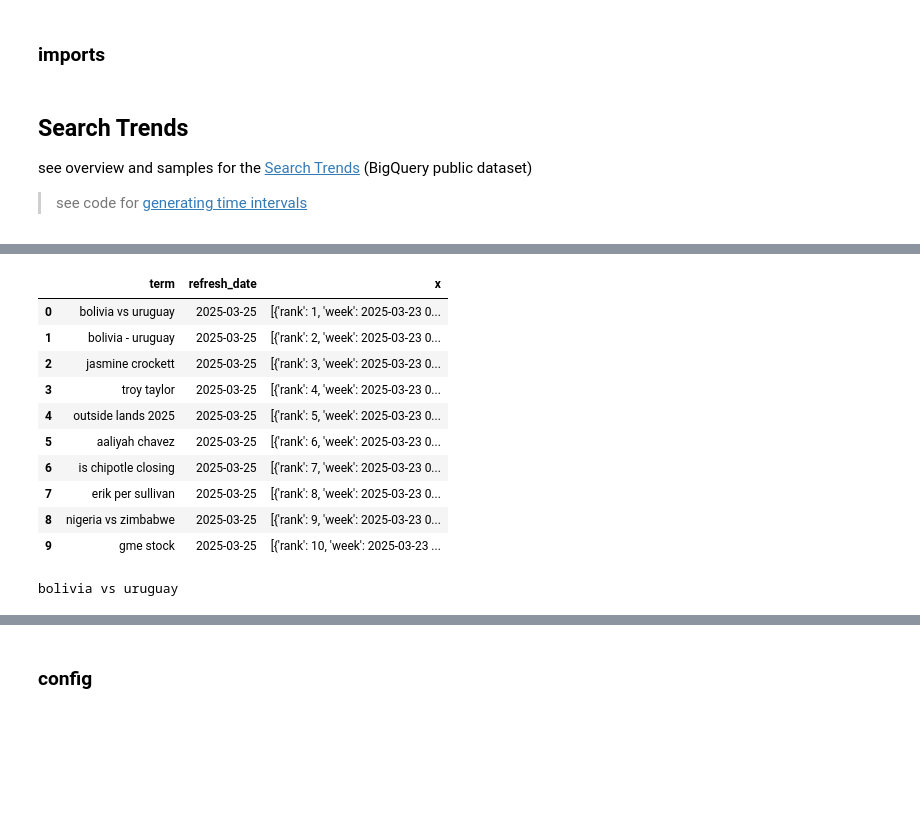
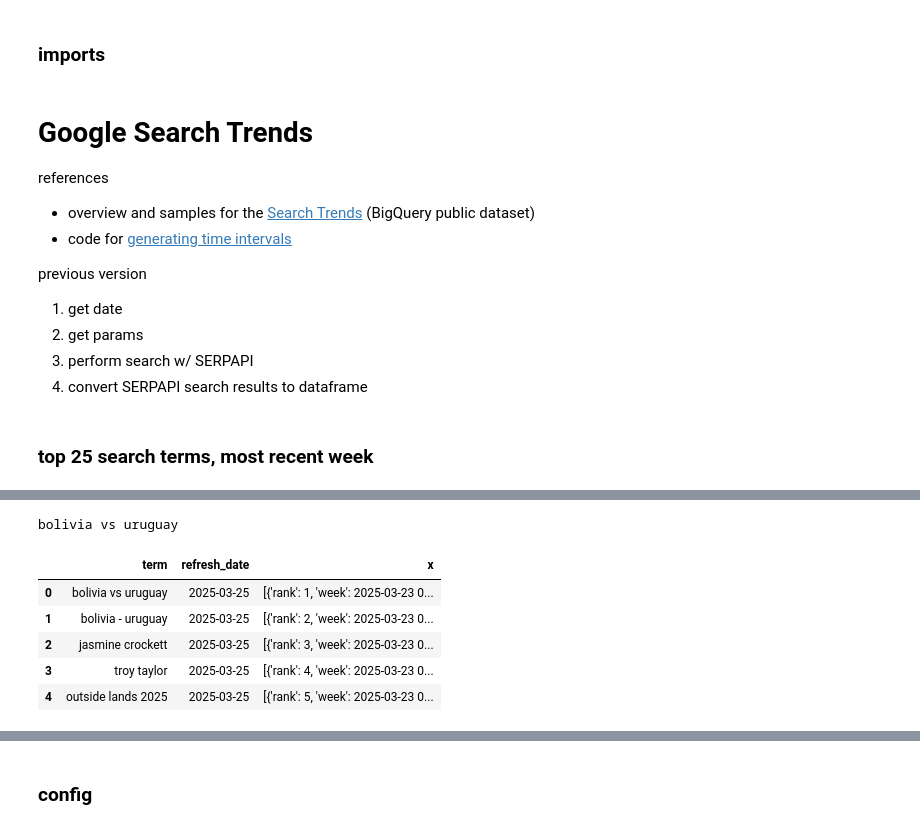
Before and after one commit to tottenjordan/zghost, a Jupyter notebook: notebooks/hello_search_trends.ipynb, the cells around one changed output, grey strips where cells are left out. Cells and saved outputs as stored; diff of their text form; code cells hidden in the pictures; blank space fills up the shorter version.

```diff
--- a/notebooks/hello_search_trends.ipynb
+++ b/notebooks/hello_search_trends.ipynb
@@ -36,6 +54,12 @@ bq = bigquery.Client(project = PROJECT_ID)
 # %% [markdown]
-## Search Trends
+# Google Search Trends
 
-see overview and samples for the [Search Trends](https://pantheon.corp.google.com/marketplace/product/bigquery-public-datasets/google-search-trends?_ga=2.261190030.2019434361.1656948847-1975246695.1656948843&e=13802955&mods=-ai_platform_fake_service,-ai_platform_staging_service&inv=1&invt=AbtEjw&project=hybrid-vertex) (BigQuery public dataset)
+references
+* overview and samples for the [Search Trends](https://pantheon.corp.google.com/marketplace/product/bigquery-public-datasets/google-search-trends?_ga=2.261190030.2019434361.1656948847-1975246695.1656948843&e=13802955&mods=-ai_platform_fake_service,-ai_platform_staging_service&inv=1&invt=AbtEjw&project=hybrid-vertex) (BigQuery public dataset)
+* code for [generating time intervals](https://source.corp.google.com/piper///depot/google3/experimental/marketing/trendcrawler/trend_crawler/src/data/transformers.py;ws=jwortz%2F310)
 
-> see code for [generating time intervals](https://source.corp.google.com/piper///depot/google3/experimental/marketing/trendcrawler/trend_crawler/src/data/transformers.py;ws=jwortz%2F310)
+previous version
+1) get date
+2) get params
+3) perform search w/ SERPAPI
+4) convert SERPAPI search results to dataframe
@@ -44,17 +73,15 @@ TARGET_DATE = "03/25/2025"
+# %% [markdown]
+### top 25 search terms, most recent week
 # %%
 query = f"""
     SELECT
-        term,
-        refresh_date,
-        ARRAY_AGG(STRUCT(rank,week) ORDER BY week DESC LIMIT 1) x
-    FROM
-        `bigquery-public-data.google_trends.top_terms`
-    WHERE
-        refresh_date = PARSE_DATE('%m/%d/%Y',  '{TARGET_DATE}')
-    GROUP BY
-        term, refresh_date
-    ORDER BY
-        (SELECT rank FROM UNNEST(x))
+      term,
+      refresh_date,
+      ARRAY_AGG(STRUCT(rank,week) ORDER BY week DESC LIMIT 1) x
+    FROM `bigquery-public-data.google_trends.top_terms`
+    WHERE refresh_date = PARSE_DATE('%m/%d/%Y',  '{TARGET_DATE}')
+    GROUP BY term, refresh_date
+    ORDER BY (SELECT rank FROM UNNEST(x))
 """
 print(query)
 # %% [output]
@@ -73,20 +96,15 @@ print(query)
 # %%
 target_trends_df = bq.query(query).to_dataframe()
-target_trends_df.head(10)
+
+sample_term = target_trends_df['term'].iloc[0]
+print(sample_term)
+
+target_trends_df.head(5)
 # %% [output]
+bolivia vs uruguay
 |  | term | refresh_date | x |
 | 0 | bolivia vs uruguay | 2025-03-25 | [{'rank': 1, 'week': 2025-03-23 0... |
 | 1 | bolivia - uruguay | 2025-03-25 | [{'rank': 2, 'week': 2025-03-23 0... |
 | 2 | jasmine crockett | 2025-03-25 | [{'rank': 3, 'week': 2025-03-23 0... |
 | 3 | troy taylor | 2025-03-25 | [{'rank': 4, 'week': 2025-03-23 0... |
 | 4 | outside lands 2025 | 2025-03-25 | [{'rank': 5, 'week': 2025-03-23 0... |
-| 5 | aaliyah chavez | 2025-03-25 | [{'rank': 6, 'week': 2025-03-23 0... |
-| 6 | is chipotle closing | 2025-03-25 | [{'rank': 7, 'week': 2025-03-23 0... |
-| 7 | erik per sullivan | 2025-03-25 | [{'rank': 8, 'week': 2025-03-23 0... |
-| 8 | nigeria vs zimbabwe | 2025-03-25 | [{'rank': 9, 'week': 2025-03-23 0... |
-| 9 | gme stock | 2025-03-25 | [{'rank': 10, 'week': 2025-03-23 ... |
-# %%
-sample_term = target_trends_df['term'].iloc[0]
-print(sample_term)
-# %% [output]
-bolivia vs uruguay
```
Also changed, not shown: parts of 34 cells of this notebook, 3 other files.
